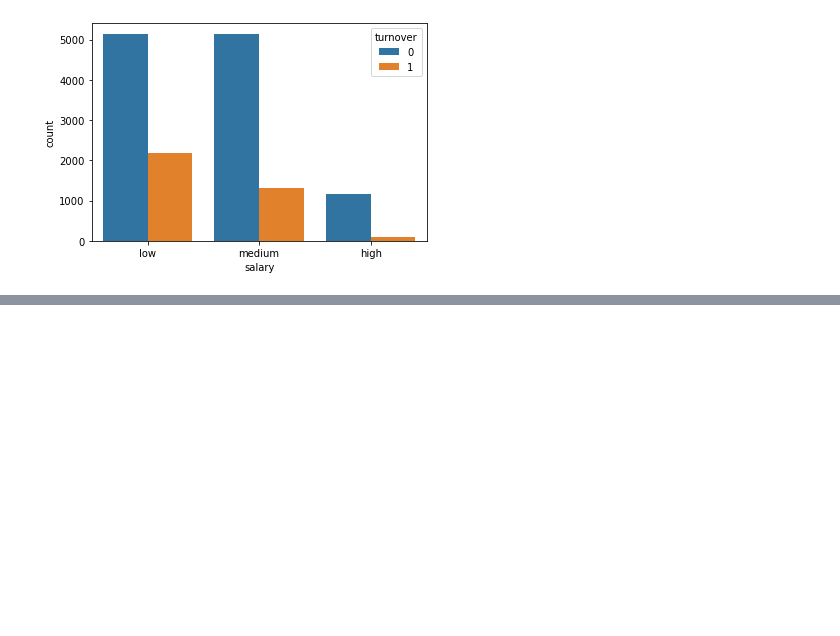
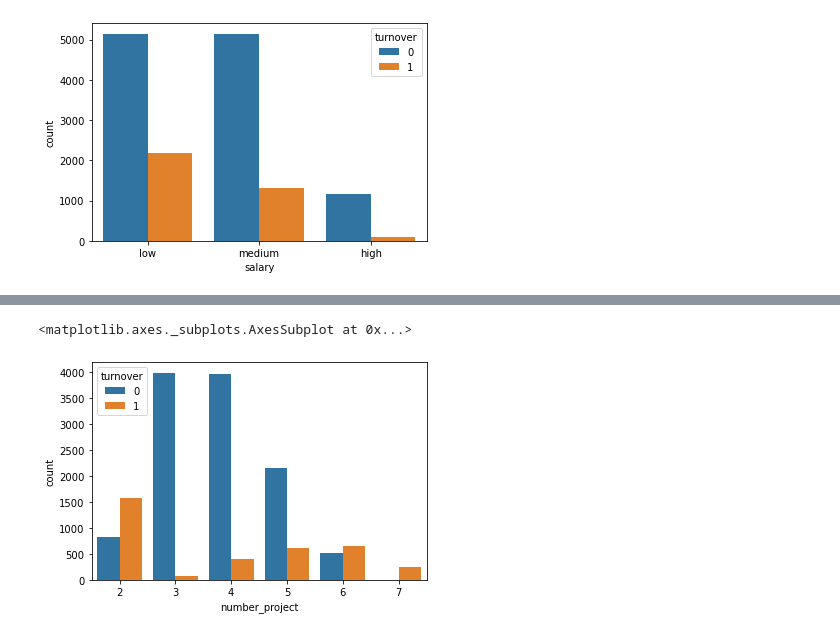
Before and after one commit to Ahsana-Ahffan/HR-Analytics, a Jupyter notebook: HR Analytics.ipynb, the cells around one changed output, grey strips where cells are left out. Saved outputs shown, nothing was run; the diff lists cells and outputs as text; code cells hidden in the pictures; blank space fills up the shorter version.

```diff
--- a/HR Analytics.ipynb
+++ b/HR Analytics.ipynb
@@ -165,0 +158,6 @@ sns.kdeplot(sat_turn,shade=True)
+# %%
+#Plot of number_project and turnover
+sns.countplot('number_project',data=df,hue='turnover')
+# %% [output]
+<matplotlib.axes._subplots.AxesSubplot at 0x...>
+[figure, added]
```
Also changed, not shown: parts of 9 cells of this notebook.
